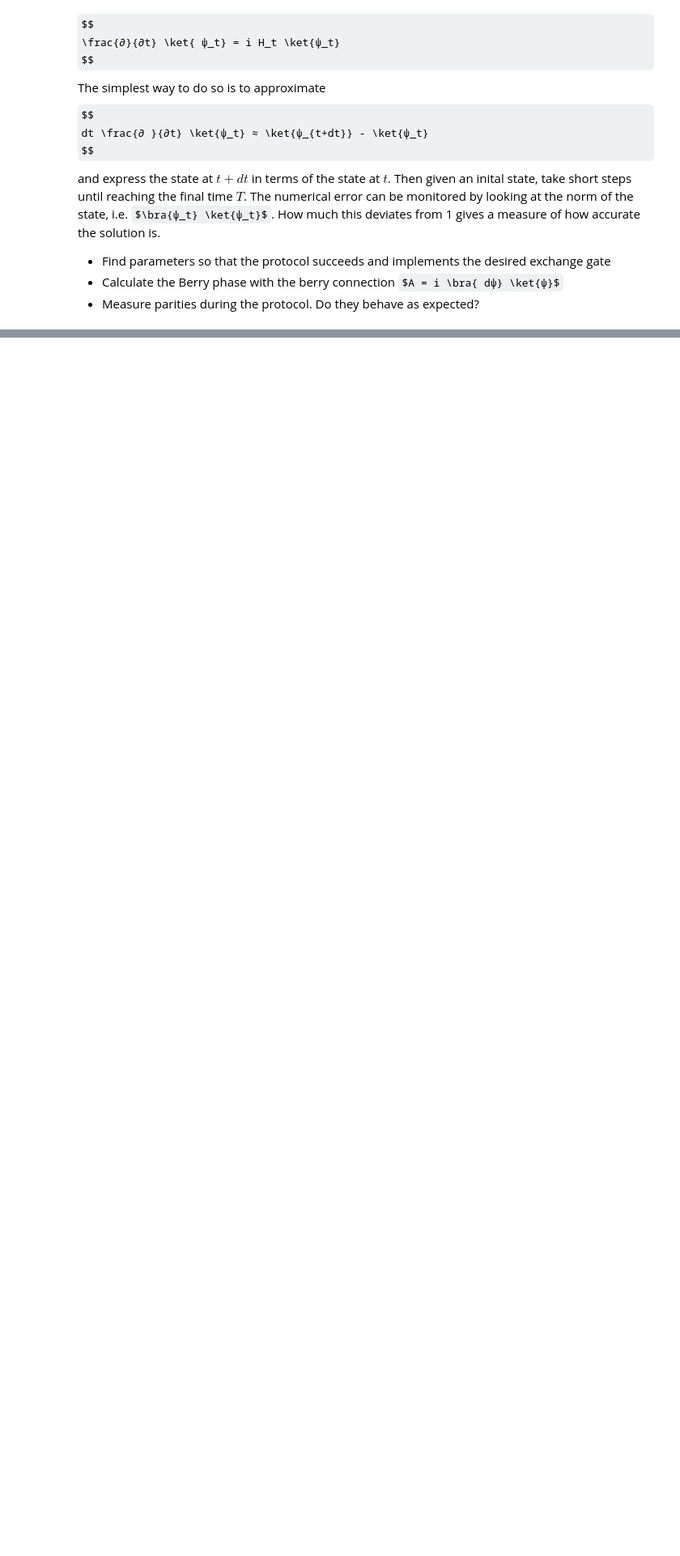
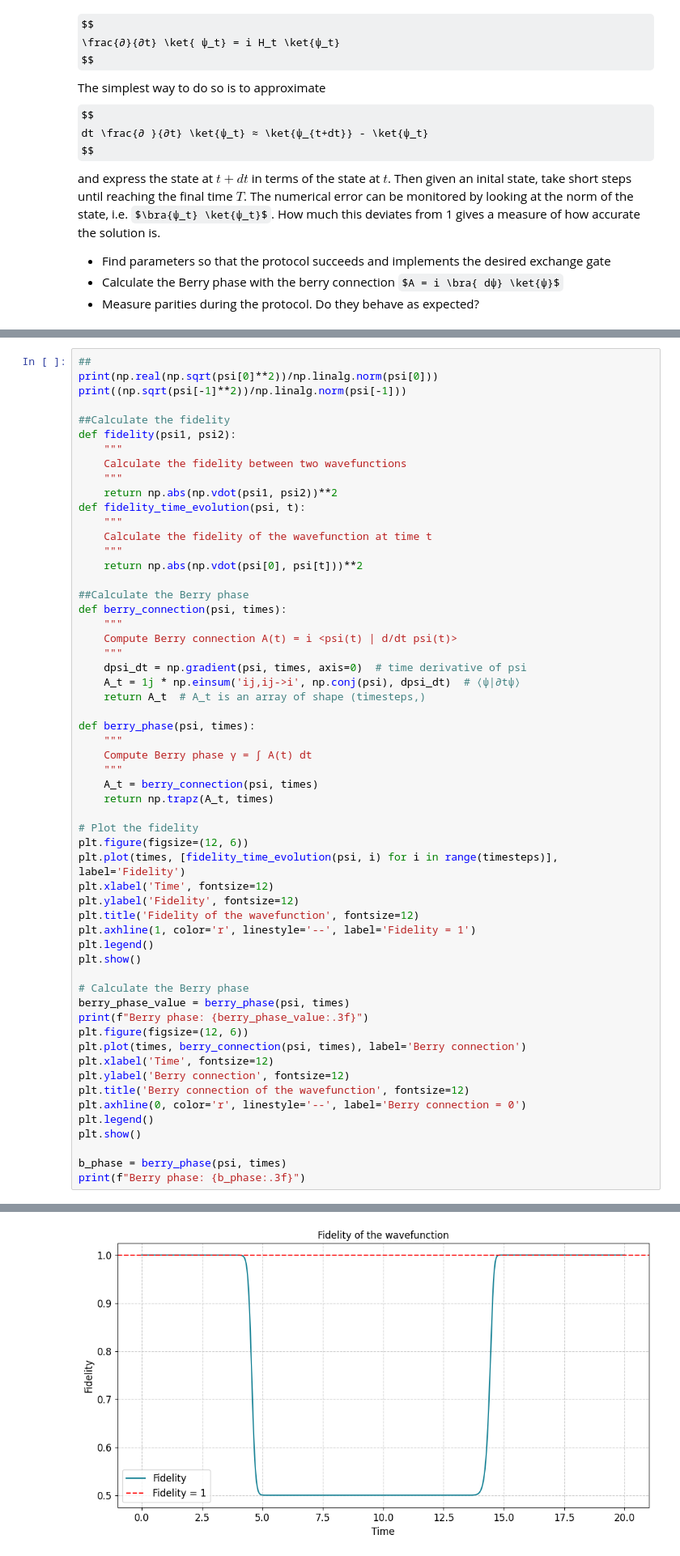
Before and after one commit to hishemok/FYS5419, a Jupyter notebook: Project_2/Braiding_project.ipynb, the cells around one changed output, grey strips where cells are left out. Shown at 81% size. Drawn from its saved outputs; the diff is of its cells as text; some formulas as TeX source; blank space fills up the shorter version.

```diff
--- a/Project_2/Braiding_project.ipynb
+++ b/Project_2/Braiding_project.ipynb
@@ -561,0 +561,58 @@ plt.show()
+# %%
+##
+print(np.real(np.sqrt(psi[0]**2))/np.linalg.norm(psi[0]))
+print((np.sqrt(psi[-1]**2))/np.linalg.norm(psi[-1]))
+
+##Calculate the fidelity
+def fidelity(psi1, psi2):
+    """
+    Calculate the fidelity between two wavefunctions
+    """
+    return np.abs(np.vdot(psi1, psi2))**2
+def fidelity_time_evolution(psi, t):
+    """
+    Calculate the fidelity of the wavefunction at time t
+    """
+    return np.abs(np.vdot(psi[0], psi[t]))**2
+
+##Calculate the Berry phase
+def berry_connection(psi, times):
+    """
+    Compute Berry connection A(t) = i <psi(t) | d/dt psi(t)>
+    """
+    dpsi_dt = np.gradient(psi, times, axis=0)  # time derivative of psi
+    A_t = 1j * np.einsum('ij,ij->i', np.conj(psi), dpsi_dt)  # ⟨ψ|∂tψ⟩
+    return A_t  # A_t is an array of shape (timesteps,)
+
+def berry_phase(psi, times):
+    """
+    Compute Berry phase γ = ∫ A(t) dt
+    """
+    A_t = berry_connection(psi, times)
+    return np.trapz(A_t, times)
+
+# Plot the fidelity
+plt.figure(figsize=(12, 6))
+plt.plot(times, [fidelity_time_evolution(psi, i) for i in range(timesteps)], label='Fidelity')
+plt.xlabel('Time', fontsize=12)
+plt.ylabel('Fidelity', fontsize=12)
+plt.title('Fidelity of the wavefunction', fontsize=12)
+plt.axhline(1, color='r', linestyle='--', label='Fidelity = 1')
+plt.legend()
+plt.show()
+
+# Calculate the Berry phase
+berry_phase_value = berry_phase(psi, times)
+print(f"Berry phase: {berry_phase_value:.3f}")
+plt.figure(figsize=(12, 6))
+plt.plot(times, berry_connection(psi, times), label='Berry connection')
+plt.xlabel('Time', fontsize=12)
+plt.ylabel('Berry connection', fontsize=12)
+plt.title('Berry connection of the wavefunction', fontsize=12)
+plt.axhline(0, color='r', linestyle='--', label='Berry connection = 0')
+plt.legend()
+plt.show()
+
+b_phase = berry_phase(psi, times)
+print(f"Berry phase: {b_phase:.3f}")
+# %% [output]
@@ -561,0 +621 @@ plt.show()
+[figure, added]
```
Also changed, not shown: parts of 4 cells of this notebook.
